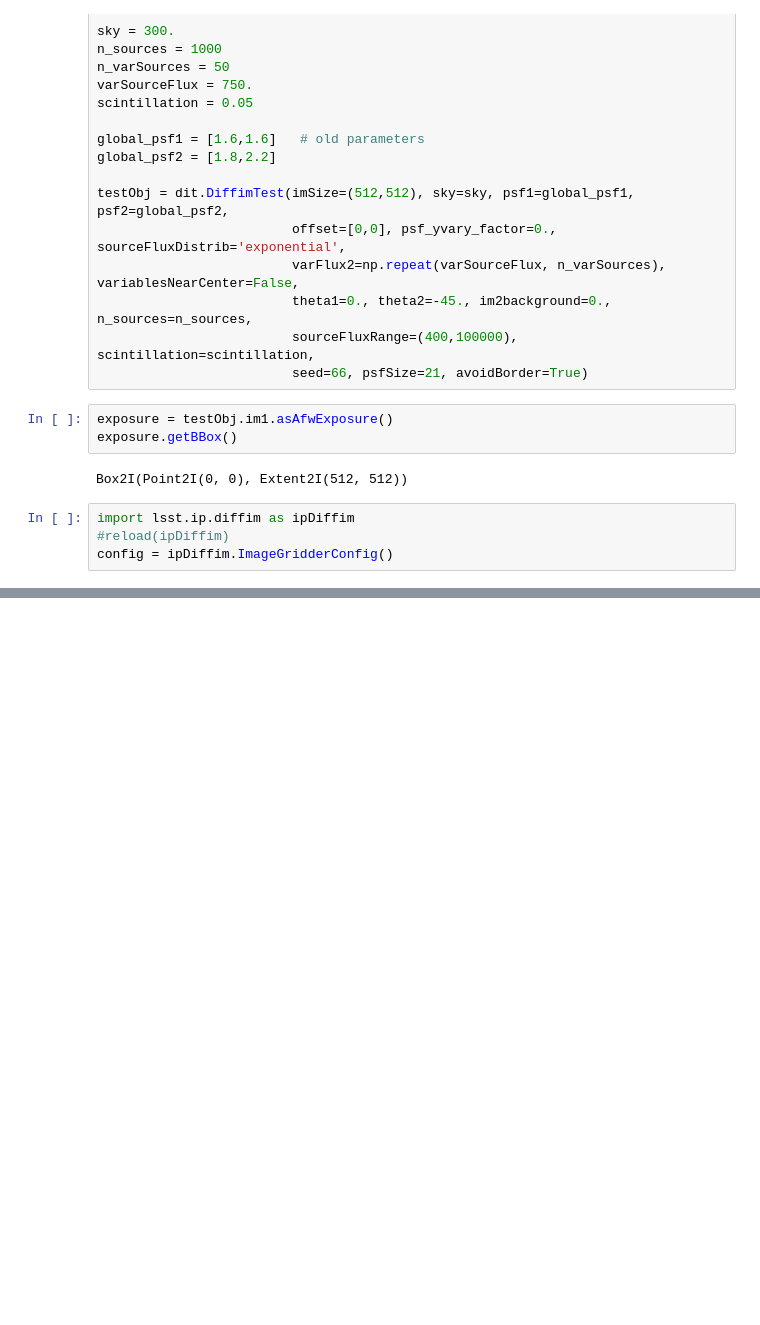
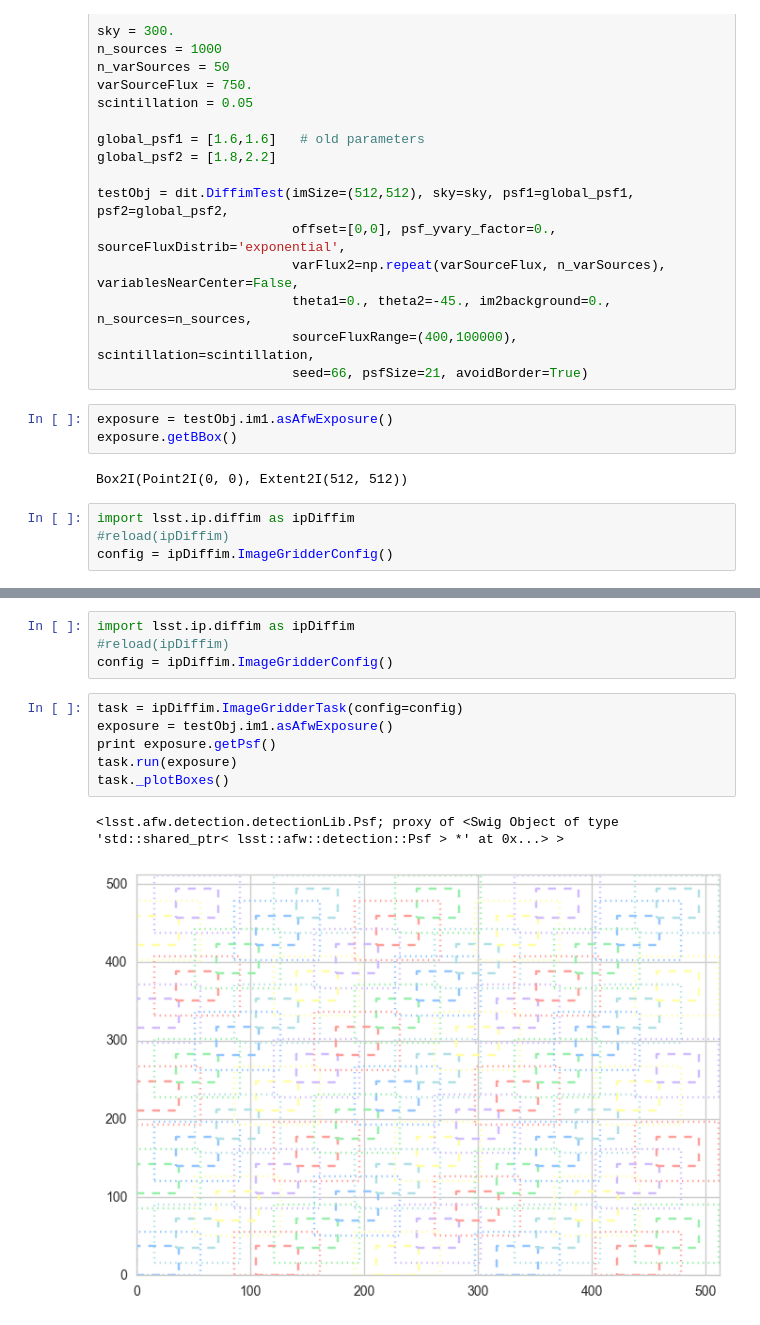
Before and after one commit to lsst/ip_diffim, a Jupyter notebook: Untitled.ipynb, the cells around one changed output, grey strips where cells are left out. Drawn from its saved outputs; the diff is of its cells as text; blank space fills up the shorter version.

```diff
--- a/Untitled.ipynb
+++ b/Untitled.ipynb
@@ -120,0 +175,13 @@ Box2I((76, 76), (113, 113)) Box2I((57, 57), (132, 132))
+# %%
+import lsst.ip.diffim as ipDiffim
+#reload(ipDiffim)
+config = ipDiffim.ImageGridderConfig()
+# %%
+task = ipDiffim.ImageGridderTask(config=config)
+exposure = testObj.im1.asAfwExposure()
+print exposure.getPsf()
+task.run(exposure)
+task._plotBoxes()
+# %% [output]
+<lsst.afw.detection.detectionLib.Psf; proxy of <Swig Object of type 'std::shared_ptr< lsst::afw::detection::Psf > *' at 0x...> >
+[figure, added]
```
Also changed, not shown: parts of 8 cells of this notebook, 2 other files.
